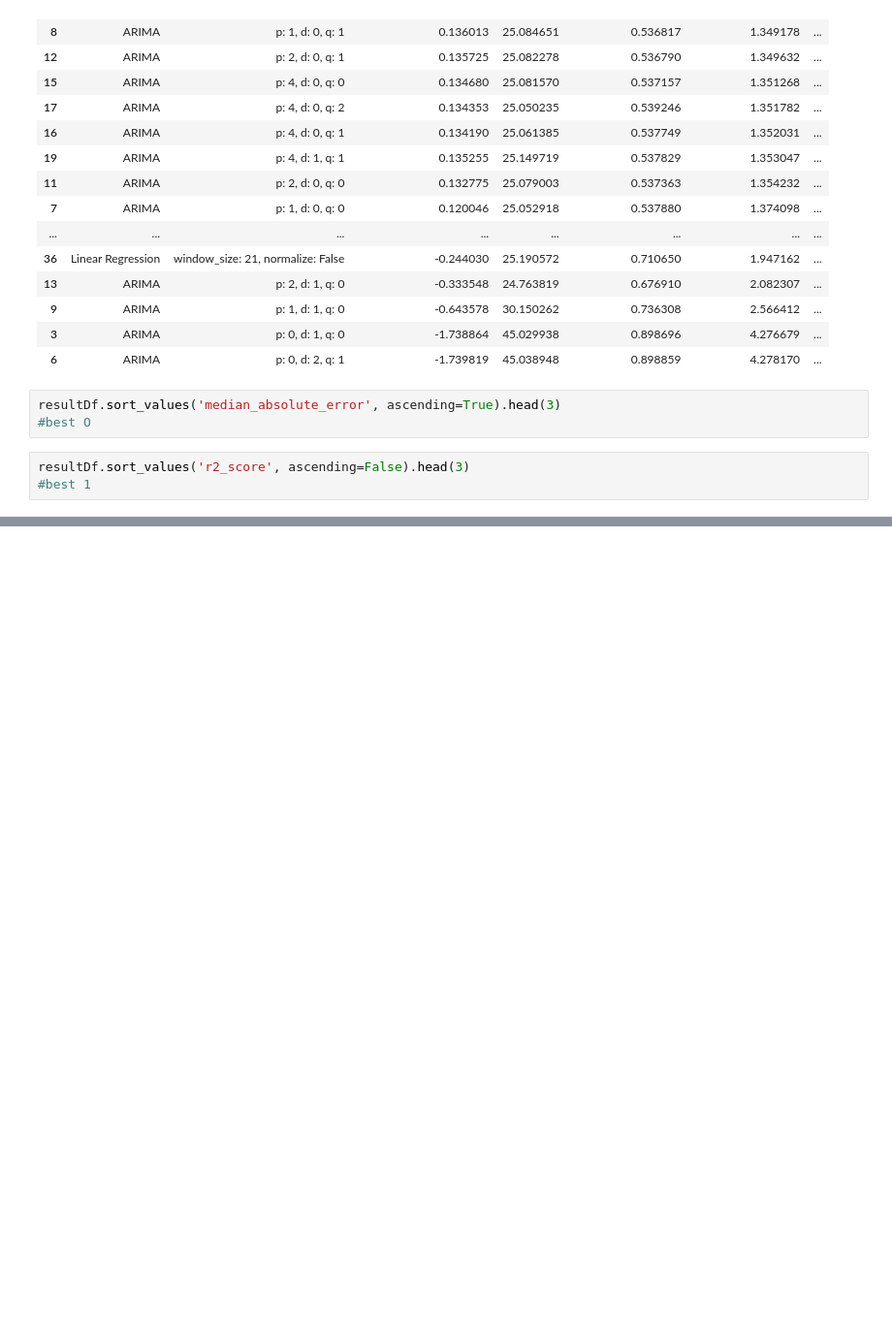
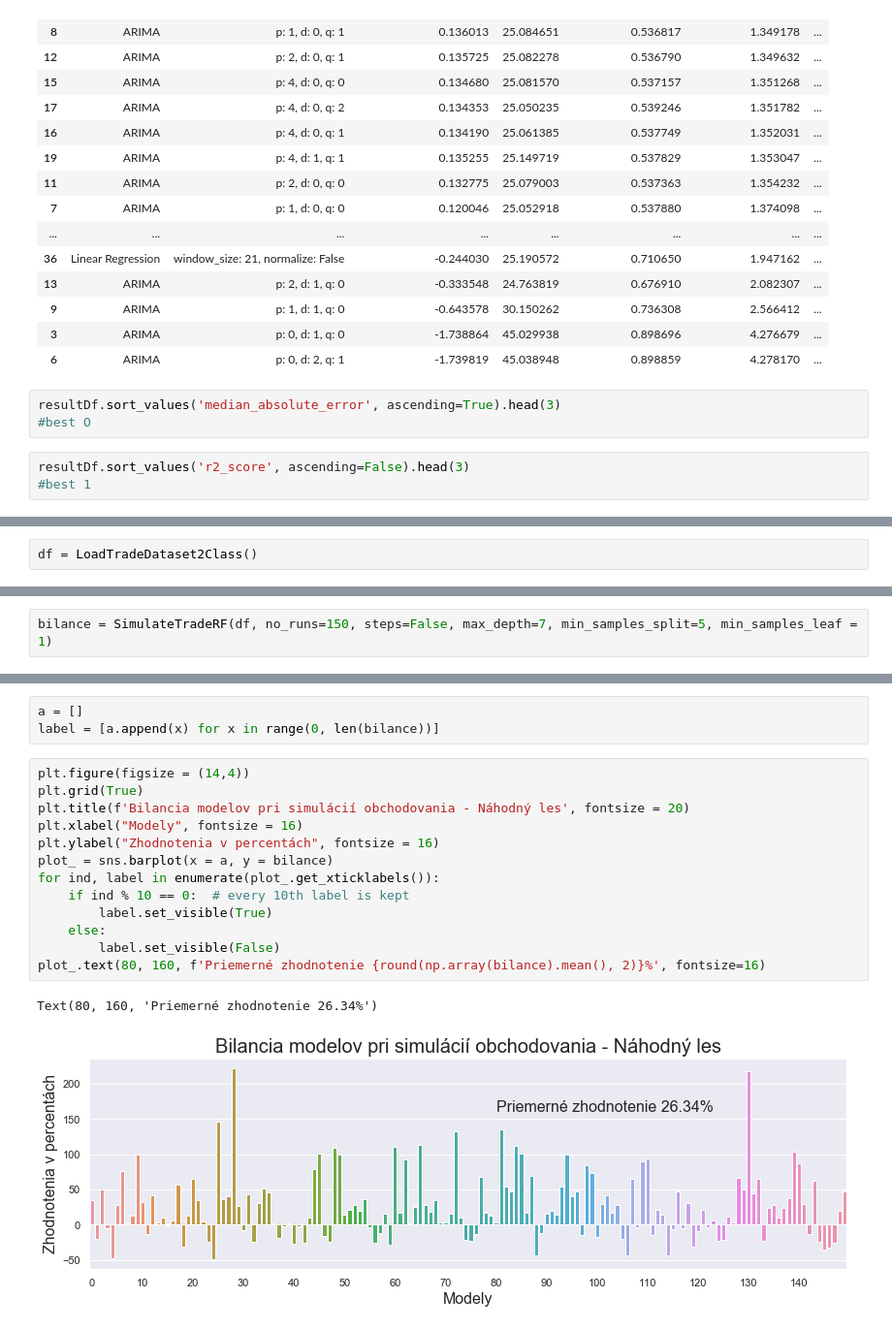
Before and after one commit to KrizanPeter/DP3_Repo, a Jupyter notebook: Experiment NTB.ipynb, the cells around one changed output, grey strips where cells are left out. Shown at 97% size. Saved outputs shown, nothing was run; the diff lists cells and outputs as text; blank space fills up the shorter version.

Commit message:
tradeModel

```diff
--- a/Experiment NTB.ipynb
+++ b/Experiment NTB.ipynb
@@ -709,0 +731,2 @@ resultDf.sort_values('r2_score', ascending=False).head(3)
+# %%
+df = LoadTradeDataset2Class()
@@ -709,0 +735,2 @@ resultDf.sort_values('r2_score', ascending=False).head(3)
+# %%
+bilance = SimulateTradeRF(df, no_runs=150, steps=False, max_depth=7, min_samples_split=5, min_samples_leaf = 1)
@@ -709,0 +755,19 @@ resultDf.sort_values('r2_score', ascending=False).head(3)
+# %%
+a = []
+label = [a.append(x) for x in range(0, len(bilance))]
+# %%
+plt.figure(figsize = (14,4))
+plt.grid(True)
+plt.title(f'Bilancia modelov pri simulácií obchodovania - Náhodný les', fontsize = 20)
+plt.xlabel("Modely", fontsize = 16)
+plt.ylabel("Zhodnotenia v percentách", fontsize = 16)
+plot_ = sns.barplot(x = a, y = bilance)
+for ind, label in enumerate(plot_.get_xticklabels()):
+    if ind % 10 == 0:  # every 10th label is kept
+        label.set_visible(True)
+    else:
+        label.set_visible(False)
+plot_.text(80, 160, f'Priemerné zhodnotenie {round(np.array(bilance).mean(), 2)}%', fontsize=16)
+# %% [output]
+Text(80, 160, 'Priemerné zhodnotenie 26.34%')
+[figure, added]
```
Also changed, not shown: parts of 9 cells of this notebook, 3 other files.
